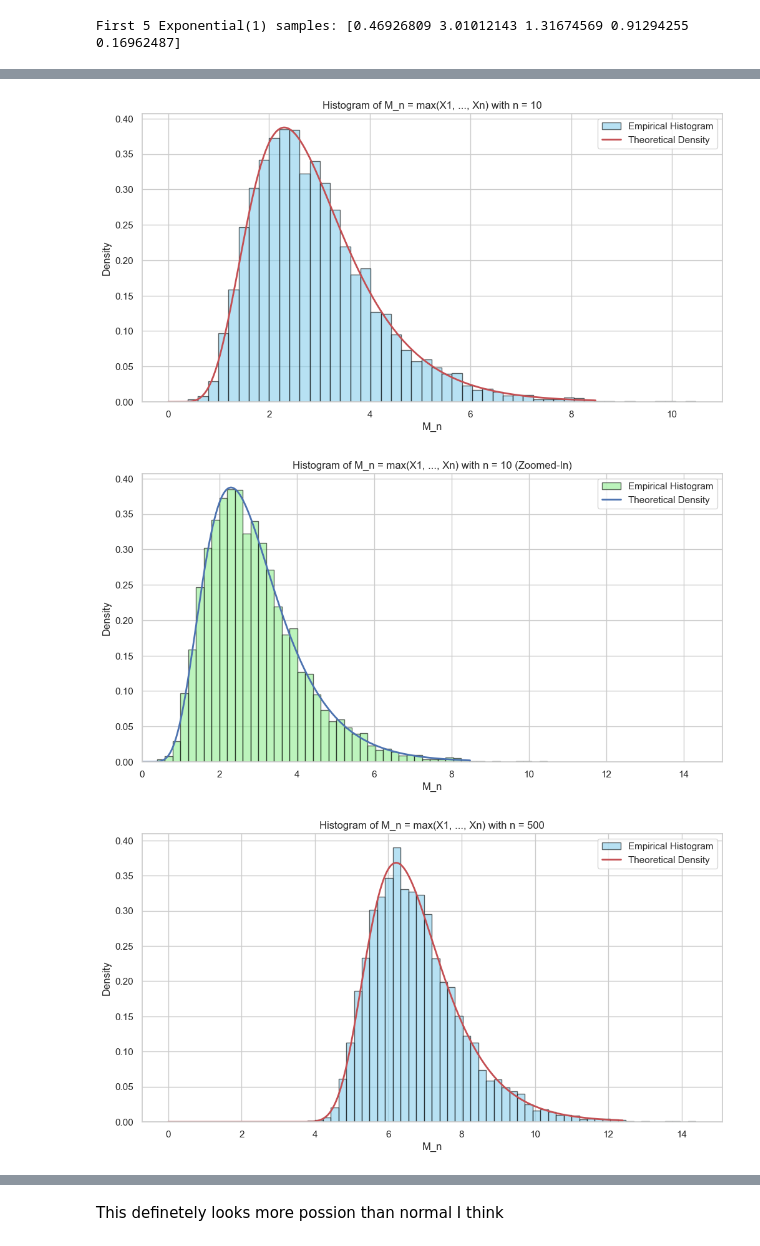
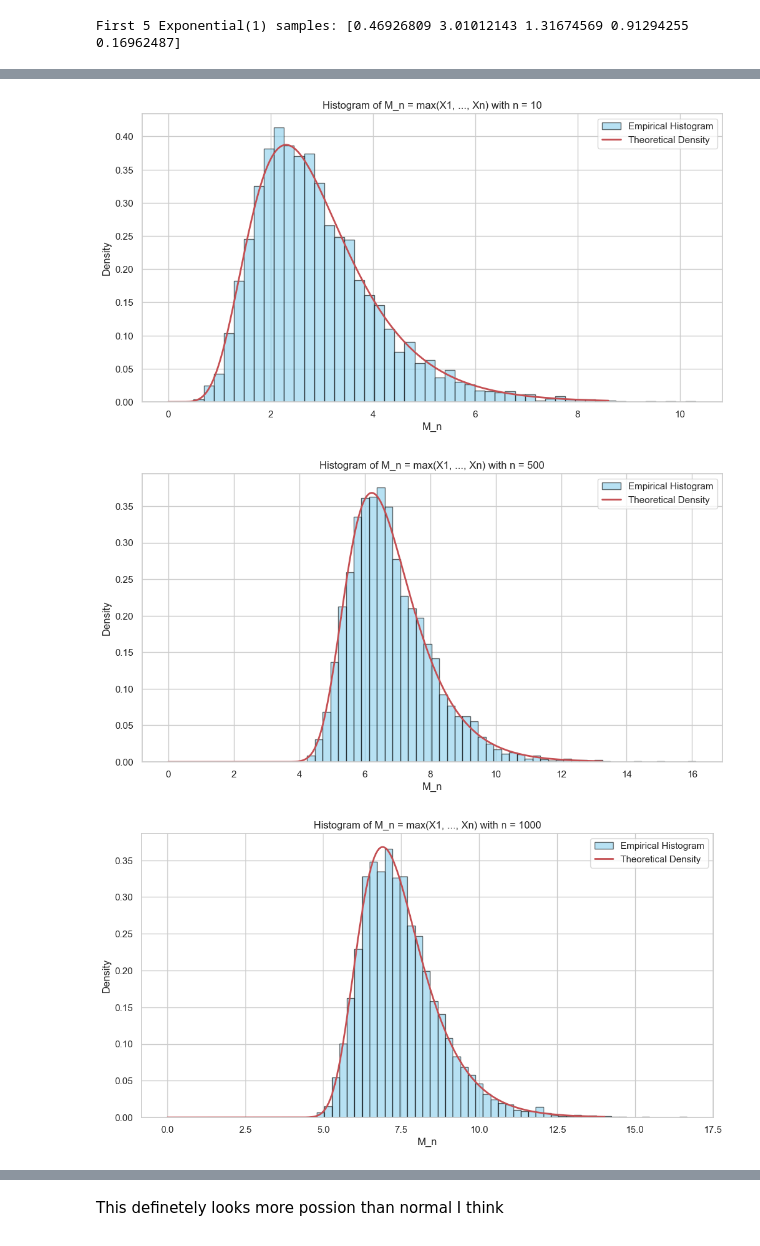
Before and after one commit to YashDagade/Math-231, a Jupyter notebook: Quiz1/quiz1.ipynb, the cells around one changed output, grey strips where cells are left out. Cells and saved outputs as stored; diff of their text form; code cells hidden in the pictures.

```diff
--- a/Quiz1/quiz1.ipynb
+++ b/Quiz1/quiz1.ipynb
@@ -730,7 +710,7 @@ plot_exponential_histogram(exp_samples, lambda_param=lambda_param, bins=50, zoom
 # %%
 # Section 3: Analyzing the Distribution of Maximums M_n
 
-def simulate_Mn(n, num_simulations=5000, random_seed=None):
+def simulate_Mn(n, num_simulations=5000):
     """
     Simulate M_n = max(X1, X2, ..., Xn) where Xi ~ Exponential(1).
 
@@ -742,8 +722,6 @@ def simulate_Mn(n, num_simulations=5000, random_seed=None):
     Returns:
     - np.ndarray: Array of M_n samples.
     """
-    if random_seed is not None:
-        np.random.seed(random_seed)
 
     # Let's use inverse transform sampling for M_n.
     # The CDF of M_n is [1 - e^{-x}]^n.
@@ -769,7 +747,7 @@ def theoretical_density_Mn(x, n, lambda_param=1):
     f = n * (F)**(n-1) * lambda_param * np.exp(-lambda_param * x)
     return f
 
-def plot_Mn_histogram(Mn_samples, n, lambda_param=1, bins=50, zoom=False, zoom_range=(0, 10)):
+def plot_Mn_histogram(Mn_samples, n, lambda_param=1, bins=50, zoom_range=(0, 10)):
     """
     Plot histogram of M_n samples with theoretical density.
 
@@ -783,47 +761,35 @@ def plot_Mn_histogram(Mn_samples, n, lambda_param=1, bins=50, zoom=False, zoom_r
     """
     plt.figure(figsize=(12, 6))
 
     # Define the range for x based on samples
     x_min = 0
     x_max = np.percentile(Mn_samples, 99.9)  # To cover most data points
     x_vals = np.linspace(x_min, x_max, 1000)
 
     # Compute theoretical density
     theoretical_density = theoretical_density_Mn(x_vals, n, lambda_param)
 
     # Plot histogram
     plt.hist(Mn_samples, bins=bins, density=True, alpha=0.6, color='skyblue', edgecolor='black', label='Empirical Histogram')
 
     # Plot theoretical density
     plt.plot(x_vals, theoretical_density, 'r-', lw=2, label='Theoretical Density')
 
     # Add labels and title
     plt.xlabel('M_n')
     plt.ylabel('Density')
     plt.title(f'Histogram of M_n = max(X1, ..., Xn) with n = {n}')
     plt.legend()
     plt.show()
 
-    # If zoomed plot is requested
-    if zoom:
-        plt.figure(figsize=(12, 6))
-        plt.hist(Mn_samples, bins=bins, density=True, alpha=0.6, color='lightgreen', edgecolor='black', label='Empirical Histogram')
-        plt.plot(x_vals, theoretical_density, 'b-', lw=2, label='Theoretical Density')
-        plt.xlim(zoom_range)
-        plt.xlabel('M_n')
-        plt.ylabel('Density')
-        plt.title(f'Histogram of M_n = max(X1, ..., Xn) with n = {n} (Zoomed-In)')
-        plt.legend()
-        plt.show()
-
 # Define the values of n to analyze
 n_values = [10, 500, 1000]
 
 # For each n, simulate M_n and plot histogram with theoretical density
 for n in n_values:
-    Mn_samples = simulate_Mn(n, num_simulations=5000, random_seed=42)
-    plot_Mn_histogram(Mn_samples, n, lambda_param=lambda_param, bins=50, zoom=True, zoom_range=(0, 15))
+    Mn_samples = simulate_Mn(n, num_simulations=5000)
+    plot_Mn_histogram(Mn_samples, n, lambda_param=lambda_param, bins=50, zoom_range=(0, 15))
 # %% [output]
-[figure, old version]
+[figure, new version]
-[figure, old version]
+[figure, new version]
-[figure, old version]
+[figure, new version]
```
Also changed, not shown: parts of 17 cells of this notebook.
